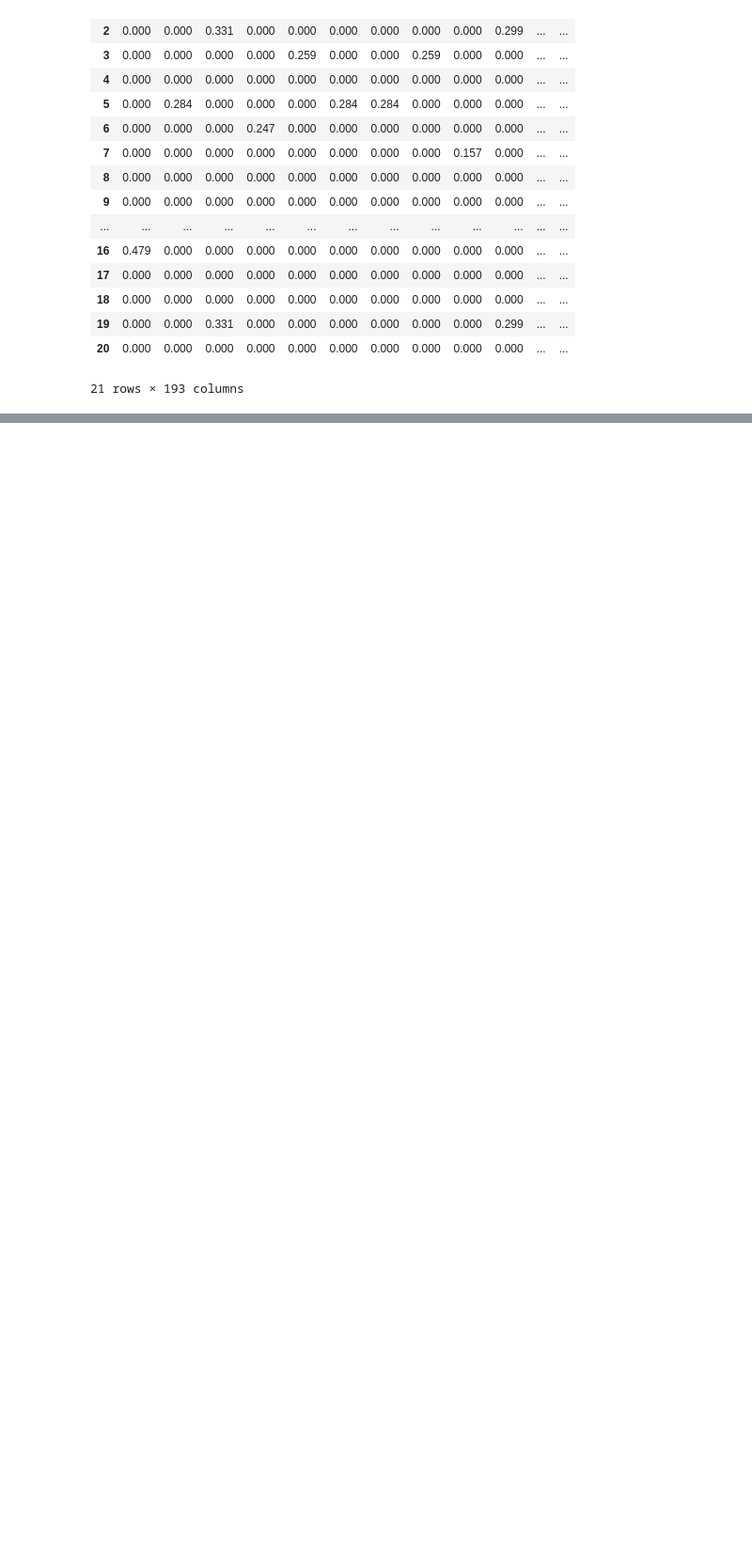
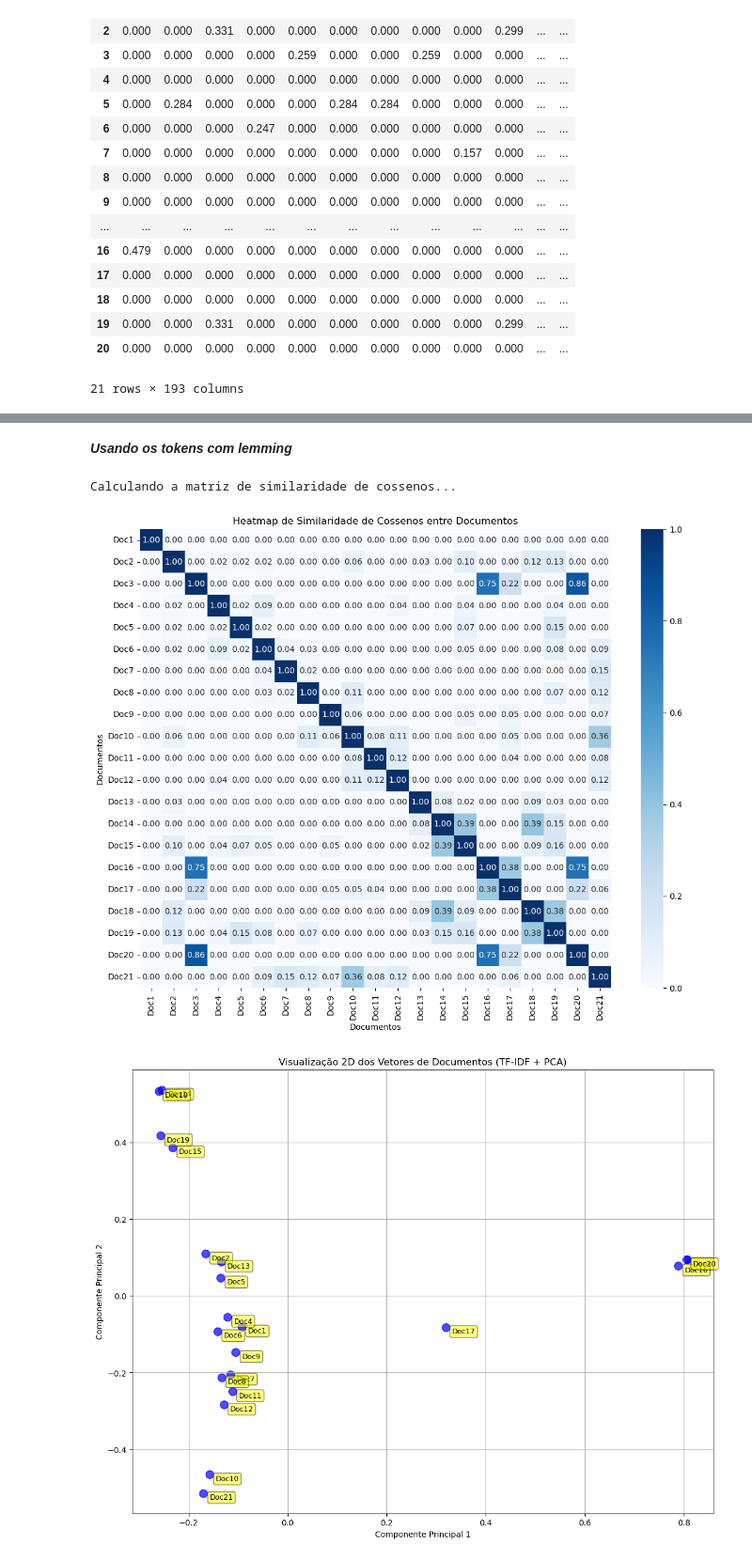
Before and after one commit to GabrielDeA/PlnAtividade1, a Jupyter notebook: BagOfWordsETfIdf.ipynb, the cells around one changed output, grey strips where cells are left out. Shown at 94% size. Saved outputs shown, nothing was run; the diff lists cells and outputs as text; code cells hidden in the pictures; blank space fills up the shorter version.

```diff
--- a/BagOfWordsETfIdf.ipynb
+++ b/BagOfWordsETfIdf.ipynb
@@ -197,0 +225,2 @@ plt.show()
+# %% [markdown]
+***Usando os tokens com lemming***
@@ -197,0 +248,48 @@ plt.show()
+# %%
+# a) Heatmap da Similaridade de Cossenos entre Documentos
+# Primeiro, calculamos a matriz de similaridade (documento x documento) usando a matriz TF-IDF
+print("Calculando a matriz de similaridade de cossenos...")
+sim_matrix = cosine_similarity(X_tfidf, X_tfidf)
+
+# Para melhor visualização, criamos um DataFrame com os rótulos corretos
+doc_labels = [f"Doc{i+1}" for i in range(len(corpus2))]
+df_similarity = pd.DataFrame(sim_matrix, index=doc_labels, columns=doc_labels)
+
+# Agora, geramos o heatmap a partir dessa matriz de similaridade
+plt.figure(figsize=(11, 9))
+sns.heatmap(
+    df_similarity,
+    annot=True,          # Exibe os valores de similaridade nas células
+    cmap="Blues",        # Mapa de cores em tons de azul
+    fmt=".2f"            # Formata os números com duas casas decimais
+)
+plt.title("Heatmap de Similaridade de Cossenos entre Documentos")
+plt.xlabel("Documentos")
+plt.ylabel("Documentos")
+plt.tight_layout()
+plt.show()
+
+
+# b) Visualização dos Documentos em 2D com PCA
+pca = PCA(n_components=2)
+# Usamos .toarray() para converter a matriz esparsa para uma matriz densa
+X_tfidf_pca = pca.fit_transform(X_tfidf.toarray())
+
+plt.figure(figsize=(13, 10))
+plt.scatter(X_tfidf_pca[:, 0], X_tfidf_pca[:, 1], c='blue', alpha=0.7, s=100)
+plt.title("Visualização 2D dos Vetores de Documentos (TF-IDF + PCA)")
+plt.xlabel("Componente Principal 1")
+plt.ylabel("Componente Principal 2")
+plt.grid(True)
+
+
+# Adiciona anotações para cada ponto
+for i, _ in enumerate(corpus2):
+    plt.annotate(f"Doc{i+1}", (X_tfidf_pca[i, 0], X_tfidf_pca[i, 1]),
+                 xytext=(8, -8), textcoords='offset points', fontsize=9,
+                 bbox=dict(boxstyle="round,pad=0.3", fc="yellow", alpha=0.5))
+plt.show()
+# %% [output]
+Calculando a matriz de similaridade de cossenos...
+[figure, added]
+[figure, added]
```
Also changed, not shown: parts of 5 cells of this notebook.
